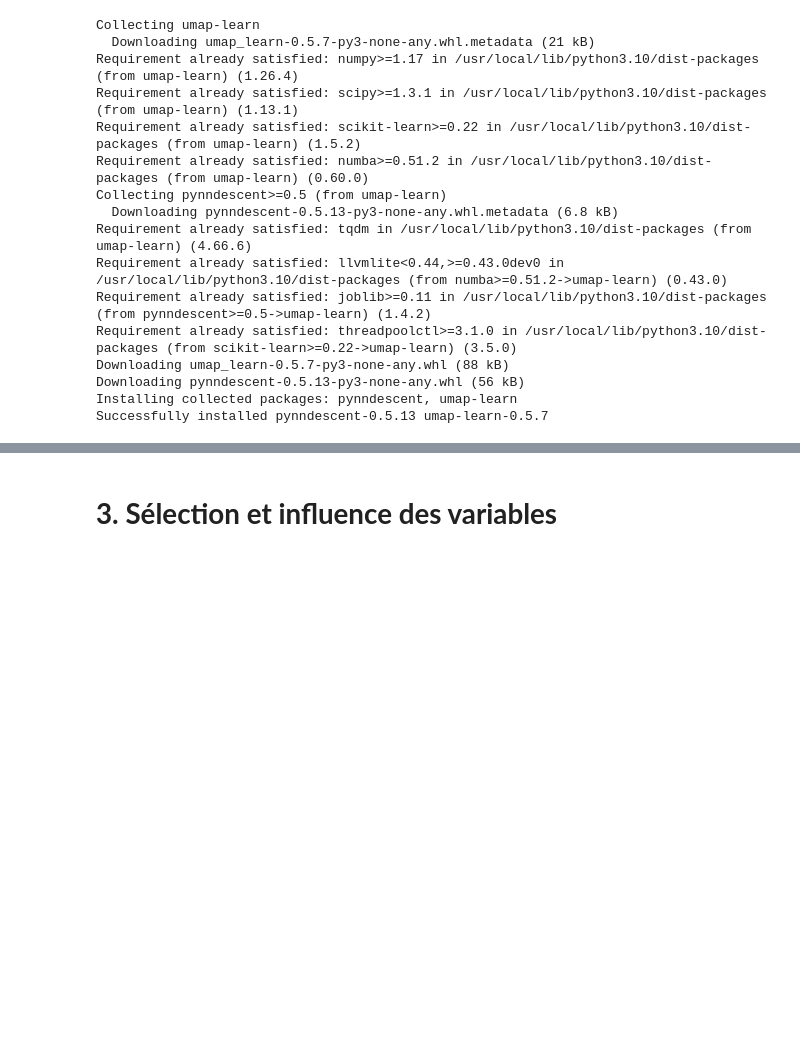
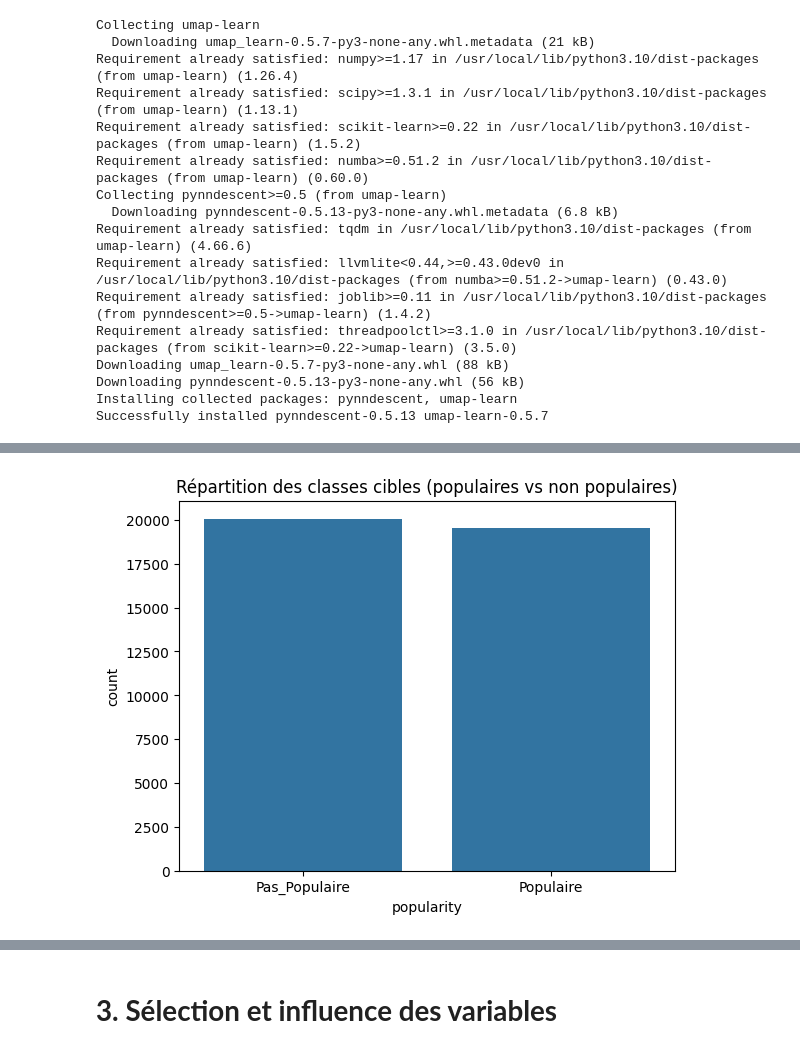
Before and after one commit to GAKIZAB/Projet-Machine-learning-avec-Python, a Jupyter notebook: Prédiction et selection.ipynb, the cells around one changed output, grey strips where cells are left out. Cells and saved outputs as stored; diff of their text form; code cells hidden in the pictures; blank space fills up the shorter version.

```diff
--- a/Prédiction et selection.ipynb
+++ b/Prédiction et selection.ipynb
@@ -421,5 +427,7 @@ ModuleNotFoundError: No module named 'umap'
 # %%
 # Analyse de la variable cible
-sns.countplot(x='popularity', data=df)
+sns.countplot(x='popularity', data=data)
 plt.title("Répartition des classes cibles (populaires vs non populaires)")
 plt.show()
+# %% [output]
+[figure, added]
```
Also changed, not shown: parts of 21 cells of this notebook.
